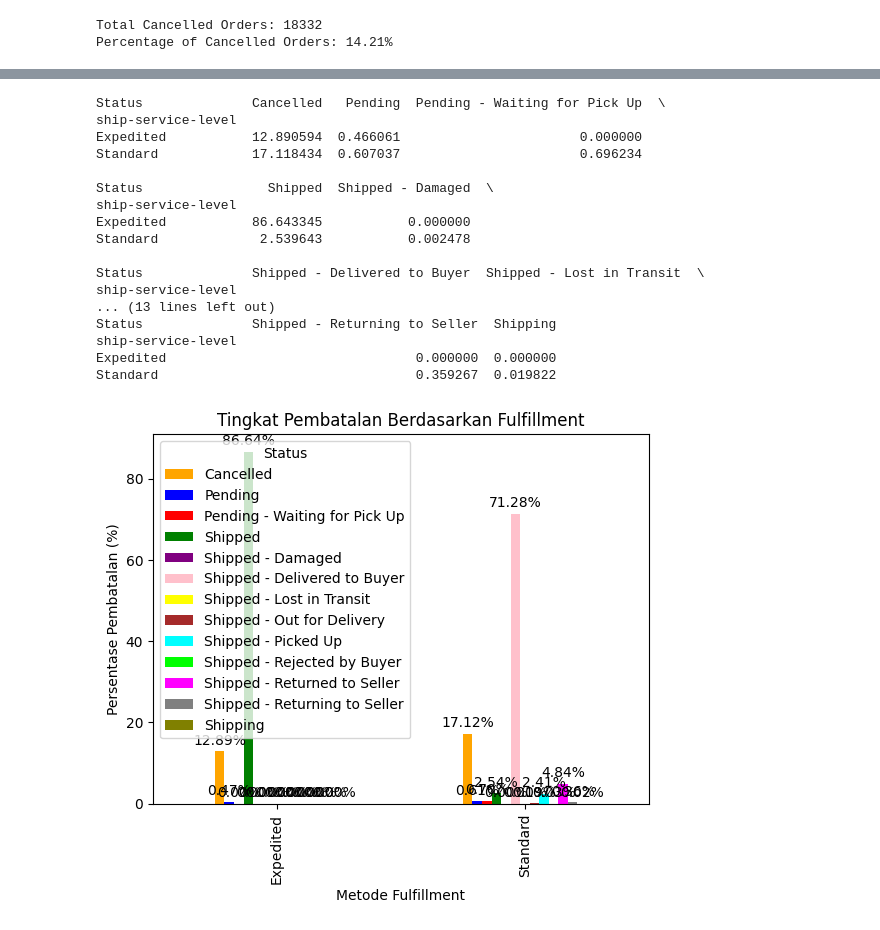
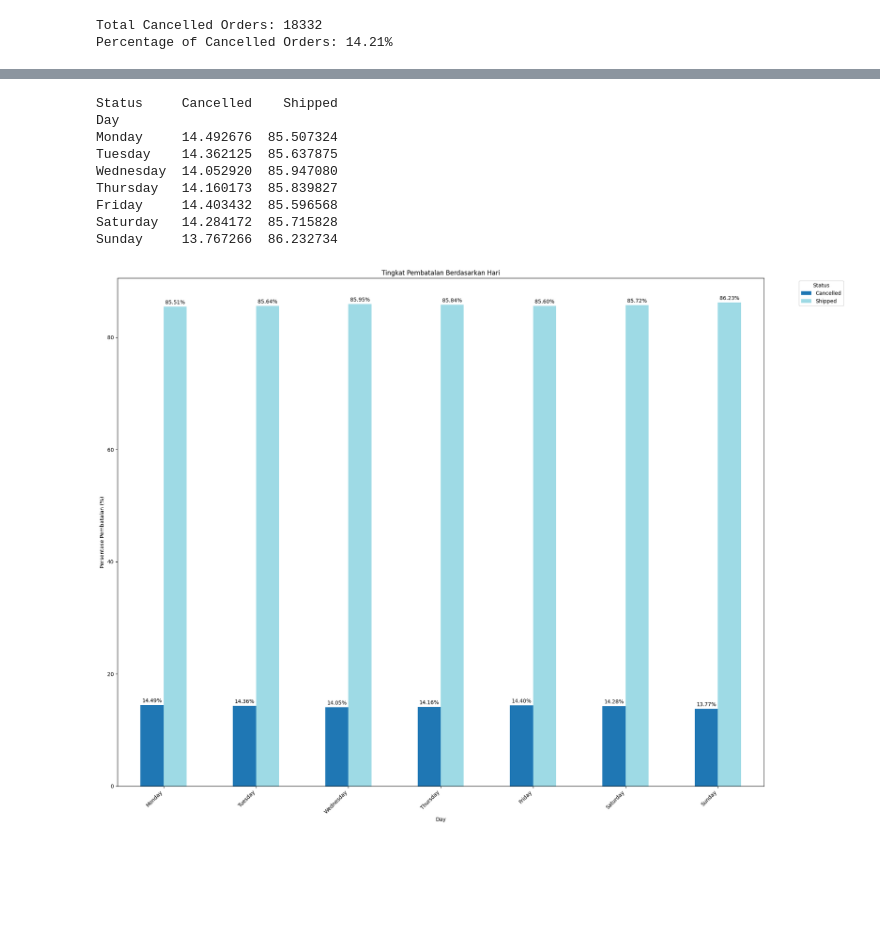
Before and after one commit to ThoriqNaufal20/Analisis-Amazon-Retail, a Jupyter notebook: analysis_retail.ipynb, the cells around one changed output, grey strips where cells are left out. Cells and saved outputs as stored; diff of their text form; code cells hidden in the pictures; blank space fills up the shorter version.

```diff
--- a/analysis_retail.ipynb
+++ b/analysis_retail.ipynb
@@ -4,6 +5,7 @@ import matplotlib.pyplot as plt
 # %%
 df = pd.read_csv("Amazon Sale Report.csv")
 df = df.drop("Unnamed: 22", axis= 1)
+df = df.drop("fulfilled-by", axis= 1)
 df.head()
 # %% [output]
 |  | index | Order ID | Date | Status | Fulfilment | Sales Channel | ship-service-level | Style | SKU | ... |
@@ -45,0 +90,6 @@ Name: Status, dtype: float64
+# %%
+df['Status'] = df['Status'].apply(lambda x: x if x == 'Cancelled' else 'Shipped')
+# %%
+# Mengonversi ke format datetime yang standar
+df['Date'] = pd.to_datetime(df['Date'])
+df
@@ -96,0 +170,4 @@ Merchant    0.000000
+# %%
+# Menambahkan kolom 'Day' dengan nama hari
+df['Day'] = df['Date'].dt.day_name()
+df.head()
@@ -97,51 +182,59 @@ Merchant    0.000000
 # %%
-status_fulfillment_rate = df.groupby(['ship-service-level', 'Status']).size().unstack(fill_value=0)
+# Tentukan urutan hari
+days_order = ['Monday', 'Tuesday', 'Wednesday', 'Thursday', 'Friday', 'Saturday', 'Sunday']
+
+# Ubah kolom 'Day' menjadi kategori dengan urutan yang ditentukan
+df['Day'] = pd.Categorical(df['Day'], categories=days_order, ordered=True)
+
+# Mengelompokkan data dan menghitung jumlah setiap status per hari
+status_rate = df.groupby(['Day', 'Status']).size().unstack(fill_value=0)
 
 # Menghitung persentase untuk setiap status
-status_fulfillment_rate_percentage = status_fulfillment_rate.div(status_fulfillment_rate.sum(axis=1), axis=0) * 100
+statusrate_percentage = status_rate.div(status_rate.sum(axis=1), axis=0) * 100
 
 # Print hasil persentase per status untuk setiap Fulfillment
-print(status_fulfillment_rate_percentage)
+print(statusrate_percentage)
 
-# Daftar 13 warna yang berbeda
-colors = ['orange', 'blue', 'red', 'green', 'purple', 'pink', 'yellow', 'brown', 'cyan', 'lime', 'magenta', 'gray', 'olive']
+# Plot dengan ukuran figure yang disesuaikan
+fig, ax = plt.subplots(figsize=(20, 15))  # Menyesuaikan ukuran untuk fleksibilitas
 
-# Visualisasi dengan warna berbeda
-ax = status_fulfillment_rate_percentage.plot(kind='bar', color=colors[:len(status_fulfillment_rate_percentage.columns)],
-                                             title='Tingkat Pembatalan Berdasarkan Fulfillment')
+# Menggunakan palet warna untuk memudahkan perbedaan kategori
+colors = plt.cm.get_cmap('tab20', len(statusrate_percentage.columns))
+
+# Visualisasi dengan bar chart
+statusrate_percentage.plot(kind='bar', ax=ax, color=colors(range(len(statusrate_percentage.columns))),
+                           title='Tingkat Pembatalan Berdasarkan Hari')
 
 # Menambahkan angka di atas setiap bar
 for p in ax.patches:
     ax.annotate(f'{p.get_height():.2f}%',
                 (p.get_x() + p.get_width() / 2., p.get_height()),
                 ha='center', va='baseline',
                 xytext=(0, 5), textcoords='offset points')
 
 # Menambahkan label sumbu
 plt.ylabel('Persentase Pembatalan (%)')
-plt.xlabel('Metode Fulfillment')
+plt.xlabel('Day')
 
-# Menampilkan legenda
-plt.legend(title='Status')
+# Memutar label di sumbu X untuk menghindari overlap
+plt.xticks(rotation=45, ha='right')
+
+# Menambahkan legenda di luar plot agar lebih terlihat jika data banyak
+plt.legend(title='Status', bbox_to_anchor=(1.05, 1), loc='upper left')
+
+# Mengatur tata letak agar lebih rapi
+plt.tight_layout()
 
 # Menampilkan grafik
 plt.show()
 # %% [output]
-Status              Cancelled   Pending  Pending - Waiting for Pick Up  \
-ship-service-level
-Expedited           12.890594  0.466061                       0.000000
-Standard            17.118434  0.607037                       0.696234
-
-Status                Shipped  Shipped - Damaged  \
-ship-service-level
-Expedited           86.643345           0.000000
-Standard             2.539643           0.002478
-
-Status              Shipped - Delivered to Buyer  Shipped - Lost in Transit  \
-ship-service-level
-... (13 lines left out)
-Status              Shipped - Returning to Seller  Shipping
-ship-service-level
-Expedited                                0.000000  0.000000
-Standard                                 0.359267  0.019822
+Status     Cancelled    Shipped
+Day
+Monday     14.492676  85.507324
+Tuesday    14.362125  85.637875
+Wednesday  14.052920  85.947080
+Thursday   14.160173  85.839827
+Friday     14.403432  85.596568
+Saturday   14.284172  85.715828
+Sunday     13.767266  86.232734
-[figure, old version]
+[figure, new version]
```
Also changed, not shown: parts of 20 cells of this notebook.
